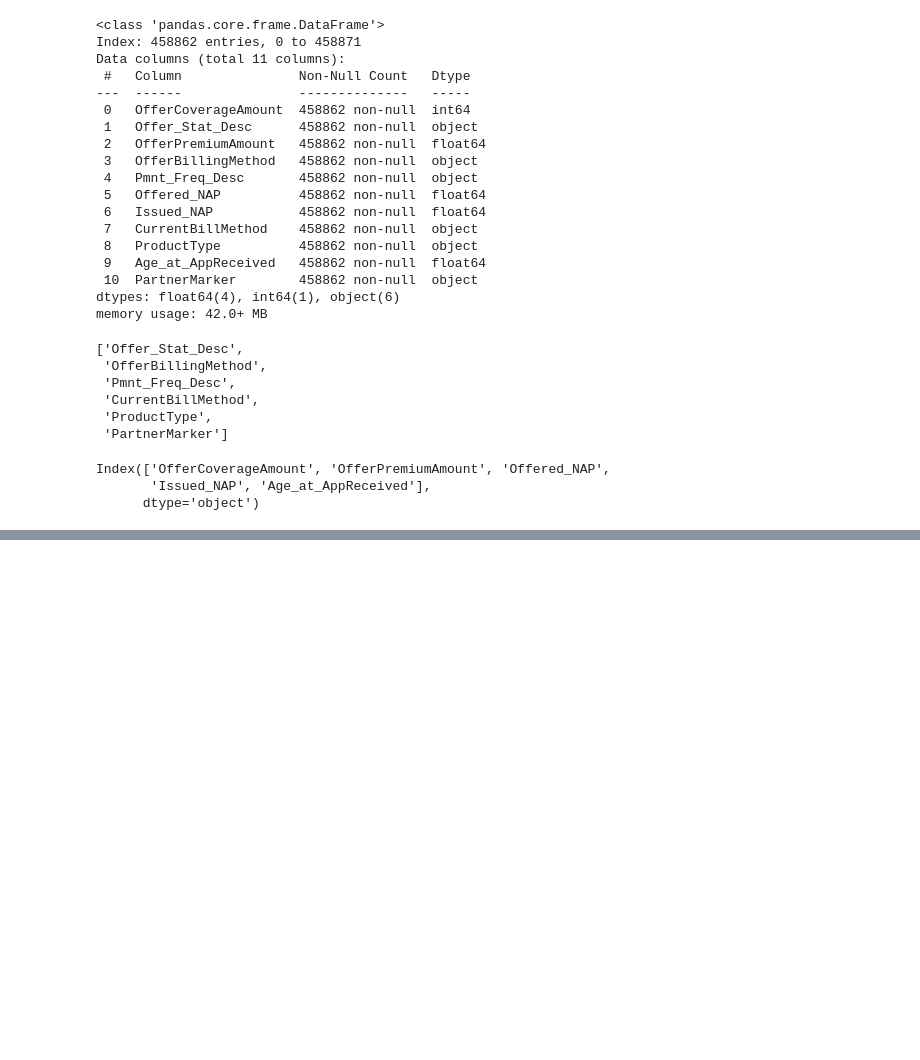
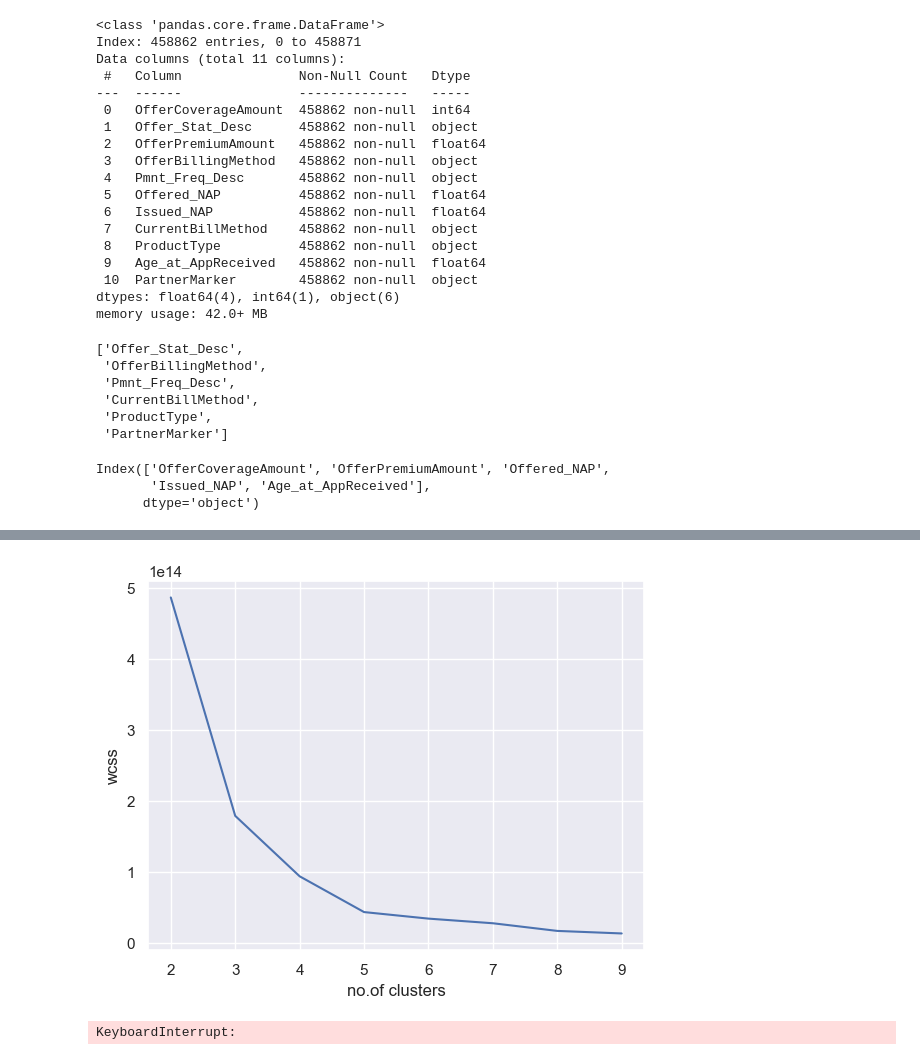
Before and after one commit to karthikeya-1508/ML_prac_files, a Jupyter notebook: clustering/clustering_shared_partner_data.ipynb, the cells around one changed output, grey strips where cells are left out. Saved outputs shown, nothing was run; the diff lists cells and outputs as text; code cells hidden in the pictures; blank space fills up the shorter version.

Commit message:
clustering

```diff
--- a/clustering/clustering_shared_partner_data.ipynb
+++ b/clustering/clustering_shared_partner_data.ipynb
@@ -321,0 +356,2 @@ Index(['OfferCoverageAmount', 'OfferPremiumAmount', 'Offered_NAP',
+# %%
+base_data_label_encoded = label_encoders(data_cleaned)
@@ -321,0 +377,9 @@ Index(['OfferCoverageAmount', 'OfferPremiumAmount', 'Offered_NAP',
+# %%
+
+from sklearn.cluster import KMeans
+
+
+
+kmeans = KMeans(n_clusters = 10,random_state = 10).fit(base_data_label_encoded)
+
+labels = kmeans.labels_
@@ -321,0 +407,2 @@ Index(['OfferCoverageAmount', 'OfferPremiumAmount', 'Offered_NAP',
+# %%
+base_data_label_encoded['cluster'] = labels
@@ -321,0 +433,30 @@ Index(['OfferCoverageAmount', 'OfferPremiumAmount', 'Offered_NAP',
+# %%
+wcss = []
+
+for i in range(2,10):
+  kmeans = KMeans(n_clusters = i,init = 'k-means++',random_state=10)
+  #What is init='k-means++'?
+  #It is the centroid initialization method used in K-Means. It selects initial centroids intelligently so that they are well separated, leading to faster convergence and better clustering results compared to random initialization.
+  kmeans.fit(base_data_label_encoded)
+  wcss.append(kmeans.inertia_)
+# %%
+import matplotlib.pyplot as plt
+
+sns.set()
+#sns.set() is a Seaborn function used to set the default aesthetic style for plots. It improves the appearance of Matplotlib graphs by applying Seaborn themes such as grids, fonts, and color settings.
+plt.plot(range(2,10),wcss)
+plt.xlabel("no.of clusters")
+plt.ylabel("wcss")
+plt.show()
+# %% [output]
+[figure, added]
+# %%
+from sklearn.metrics import silhouette_score
+
+silhouette_scores = []
+
+for i in range(2,10):
+  kmeans = KMeans(n_clusters = i,init = 'k-means++',random_state=10)
+  silhouette_scores.append(silhouette_score(base_data_label_encoded,kmeans.fit_predict(base_data_label_encoded)))
+# %% [output]
+KeyboardInterrupt:
```
Also changed, not shown: parts of 18 cells of this notebook.
